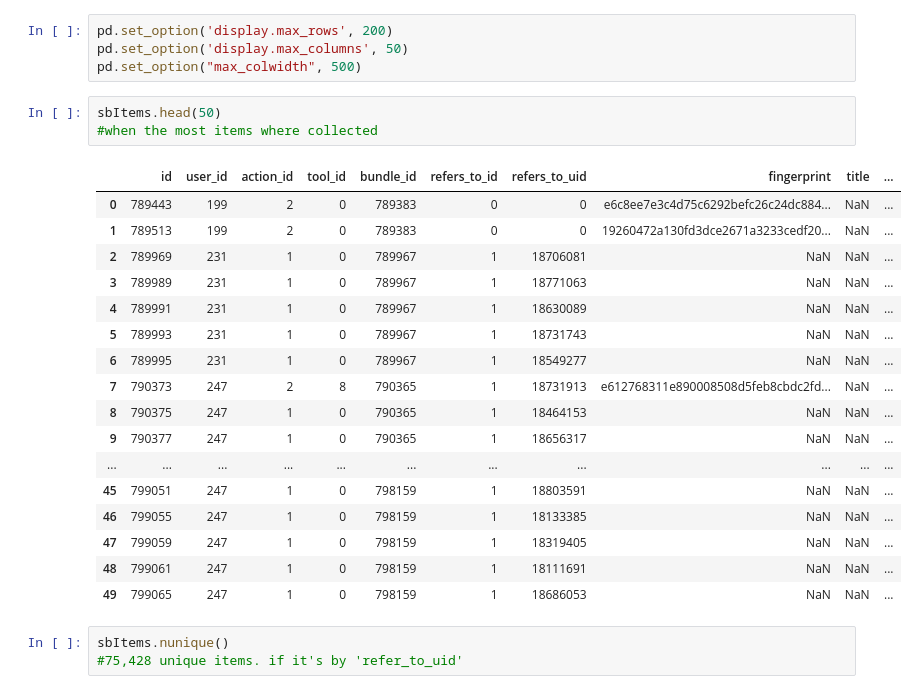
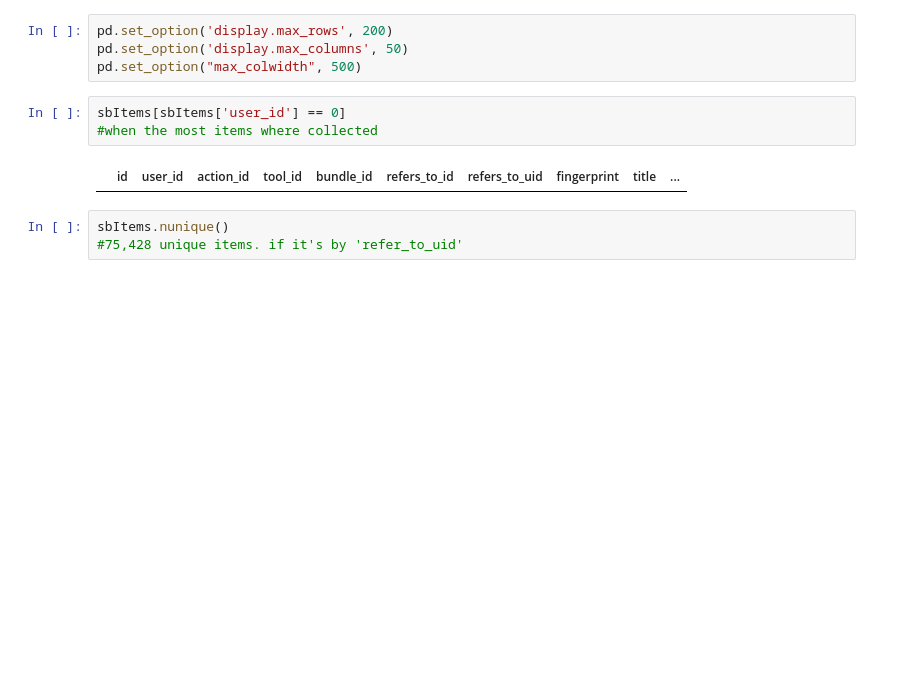
Before and after one commit to ShirinStar/Pen_Data_Dictionary, a Jupyter notebook: data/shoe box items overview.ipynb, the cells around one changed output. Cells and saved outputs as stored; diff of their text form; blank space fills up the shorter version.

```diff
--- a/data/shoe box items.ipynb
+++ b/data/shoe box items overview.ipynb
@@ -52,26 +52,10 @@ pd.set_option('display.max_rows', 200)
 pd.set_option('display.max_columns', 50)
 pd.set_option("max_colwidth", 500)
 # %%
-sbItems.head(50)
+sbItems[sbItems['user_id'] == 0]
 #when the most items where collected
 # %% [output]
 |  | id | user_id | action_id | tool_id | bundle_id | refers_to_id | refers_to_uid | fingerprint | title | ... |
-| 0 | 789443 | 199 | 2 | 0 | 789383 | 0 | 0 | e6c8ee7e3c4d75c6292befc26c24dc884... | NaN | ... |
-| 1 | 789513 | 199 | 2 | 0 | 789383 | 0 | 0 | 19260472a130fd3dce2671a3233cedf20... | NaN | ... |
-| 2 | 789969 | 231 | 1 | 0 | 789967 | 1 | 18706081 | NaN | NaN | ... |
-| 3 | 789989 | 231 | 1 | 0 | 789967 | 1 | 18771063 | NaN | NaN | ... |
-| 4 | 789991 | 231 | 1 | 0 | 789967 | 1 | 18630089 | NaN | NaN | ... |
-| 5 | 789993 | 231 | 1 | 0 | 789967 | 1 | 18731743 | NaN | NaN | ... |
-| 6 | 789995 | 231 | 1 | 0 | 789967 | 1 | 18549277 | NaN | NaN | ... |
-| 7 | 790373 | 247 | 2 | 8 | 790365 | 1 | 18731913 | e612768311e890008508d5feb8cbdc2fd... | NaN | ... |
-| 8 | 790375 | 247 | 1 | 0 | 790365 | 1 | 18464153 | NaN | NaN | ... |
-| 9 | 790377 | 247 | 1 | 0 | 790365 | 1 | 18656317 | NaN | NaN | ... |
-| ... | ... | ... | ... | ... | ... | ... | ... | ... | ... | ... |
-| 45 | 799051 | 247 | 1 | 0 | 798159 | 1 | 18803591 | NaN | NaN | ... |
-| 46 | 799055 | 247 | 1 | 0 | 798159 | 1 | 18133385 | NaN | NaN | ... |
-| 47 | 799059 | 247 | 1 | 0 | 798159 | 1 | 18319405 | NaN | NaN | ... |
-| 48 | 799061 | 247 | 1 | 0 | 798159 | 1 | 18111691 | NaN | NaN | ... |
-| 49 | 799065 | 247 | 1 | 0 | 798159 | 1 | 18686053 | NaN | NaN | ... |
 # %%
 sbItems.nunique()
 #75,428 unique items. if it's by 'refer_to_uid'
```
Also changed, not shown: 10 other files.
